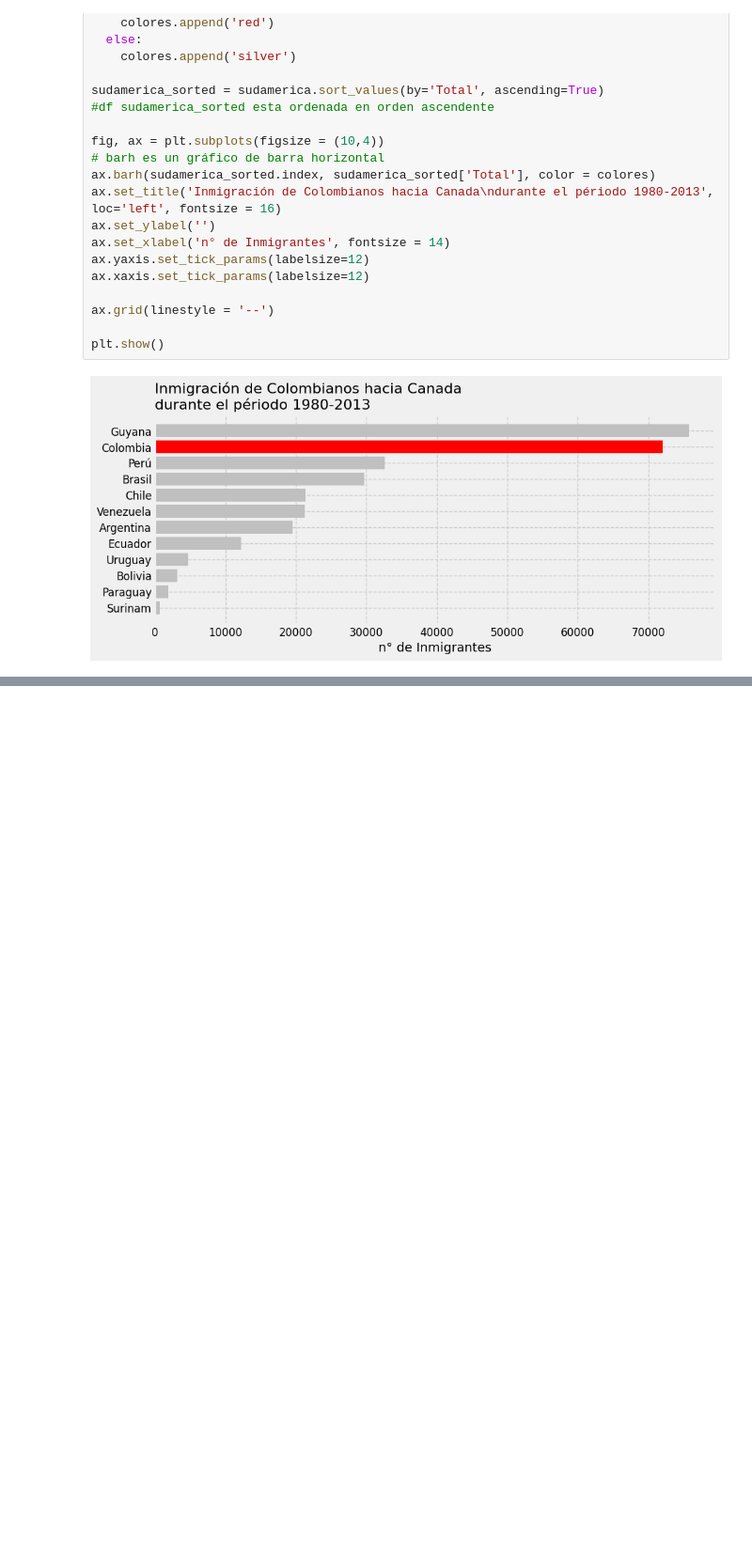
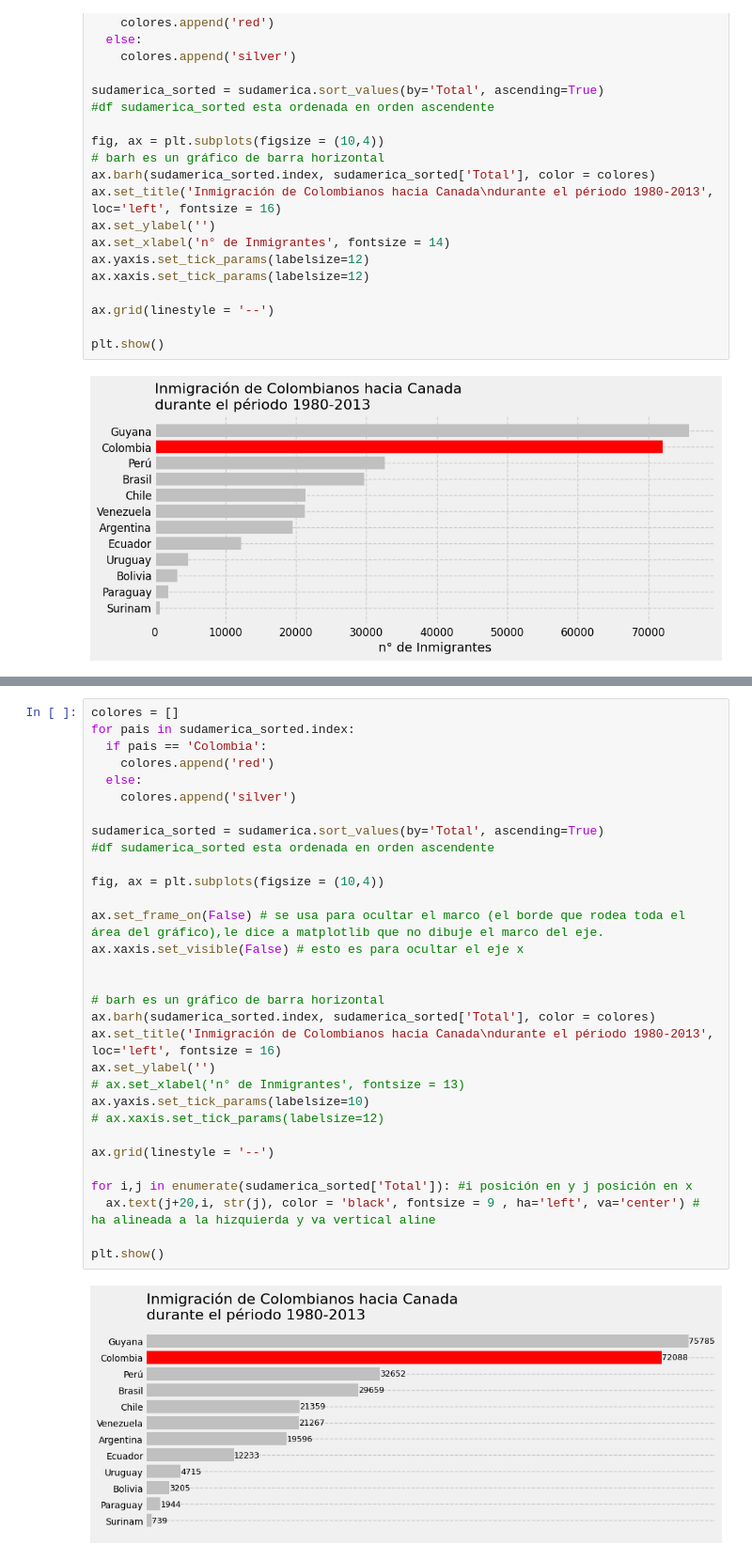
Before and after one commit to Nataliahfk/visualizacion_datos_graficos_python, a Jupyter notebook: visualizacion_de_datos_con_graficos_python.ipynb, the cells around one changed output, grey strips where cells are left out. Shown at 94% size. Drawn from its saved outputs; the diff is of its cells as text; blank space fills up the shorter version.

```diff
--- a/visualizacion_de_datos_con_graficos_python.ipynb
+++ b/visualizacion_de_datos_con_graficos_python.ipynb
@@ -623,0 +654,33 @@ plt.show()
+# %%
+colores = []
+for pais in sudamerica_sorted.index:
+  if pais == 'Colombia':
+    colores.append('red')
+  else:
+    colores.append('silver')
+
+sudamerica_sorted = sudamerica.sort_values(by='Total', ascending=True)
+#df sudamerica_sorted esta ordenada en orden ascendente
+
+fig, ax = plt.subplots(figsize = (10,4))
+
+ax.set_frame_on(False) # se usa para ocultar el marco (el borde que rodea toda el área del gráfico),le dice a matplotlib que no dibuje el marco del eje.
+ax.xaxis.set_visible(False) # esto es para ocultar el eje x
+
+
+# barh es un gráfico de barra horizontal
+ax.barh(sudamerica_sorted.index, sudamerica_sorted['Total'], color = colores)
+ax.set_title('Inmigración de Colombianos hacia Canada\ndurante el périodo 1980-2013', loc='left', fontsize = 16)
+ax.set_ylabel('')
+# ax.set_xlabel('n° de Inmigrantes', fontsize = 13)
+ax.yaxis.set_tick_params(labelsize=10)
+# ax.xaxis.set_tick_params(labelsize=12)
+
+ax.grid(linestyle = '--')
+
+for i,j in enumerate(sudamerica_sorted['Total']): #i posición en y j posición en x
+  ax.text(j+20,i, str(j), color = 'black', fontsize = 9 , ha='left', va='center') # ha alineada a la hizquierda y va vertical aline
+
+plt.show()
+# %% [output]
+[figure, added]
```
Also changed, not shown: parts of 2 cells of this notebook.
